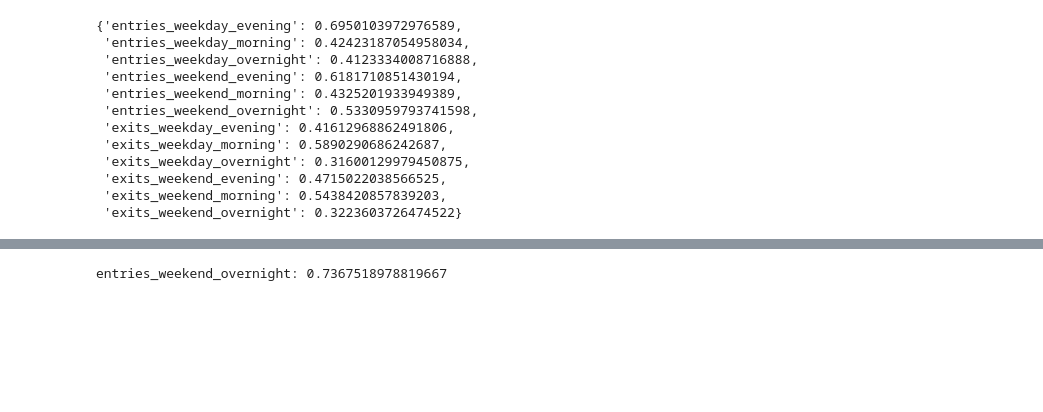
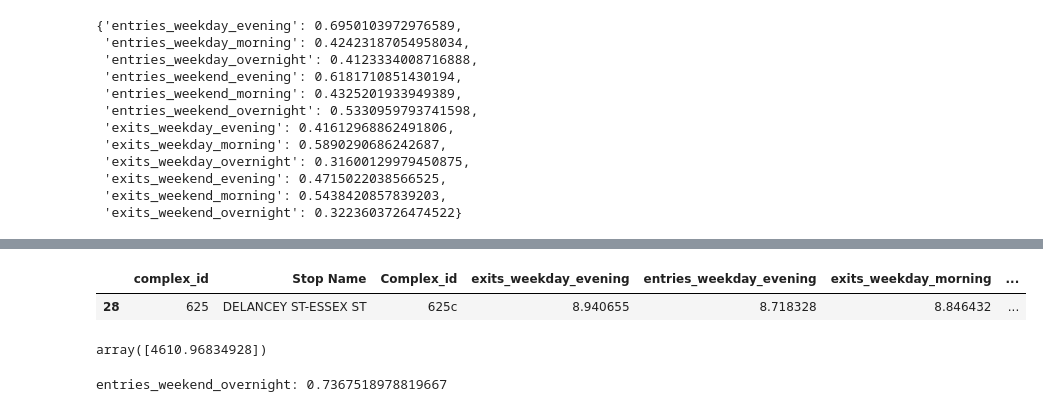
Before and after one commit to CUSPADS2022IBX/IBXRidership, a Jupyter notebook: Models/LassoCV.ipynb, the cells around one changed output, grey strips where cells are left out. Saved outputs shown, nothing was run; the diff lists cells and outputs as text; code cells hidden in the pictures; blank space fills up the shorter version.

```diff
--- a/Models/LassoCV.ipynb
+++ b/Models/LassoCV.ipynb
@@ -720,3 +726,14 @@ for commute_period in turnstile_data:
+# %%
+mg_IBX_log.loc[mg_IBX_log['Complex ID'] == '625']
+# %% [output]
+|  | complex_id | Stop Name | Complex_id | exits_weekday_evening | entries_weekday_evening | exits_weekday_morning | ... |
+| 28 | 625 | DELANCEY ST-ESSEX ST | 625c | 8.940655 | 8.718328 | 8.846432 | ... |
+# %%
+#test_model = RidgeCV(cv=5, alphas=2.0**(np.arange(-10, 10, 1))).fit(mg_noIBX_log[peak_ind], mg_noIBX_log['entries_weekday_evening'])
+
+np.exp(test_model.predict(mg_IBX_log.loc[mg_IBX_log['Complex ID'] == '625', peak_ind]))
+# %% [output]
+array([4610.96834928])
 # %%
 selected_features = ['cs_noibx_peak', 'retailarea', 'garagearea', 'numbldgs', 'numfloors',
  'white_num', 'asian_num', 'other_num', 'Bus_Stops', 'Employment_est']
```
Also changed, not shown: parts of 6 cells of this notebook, 6 other files.
